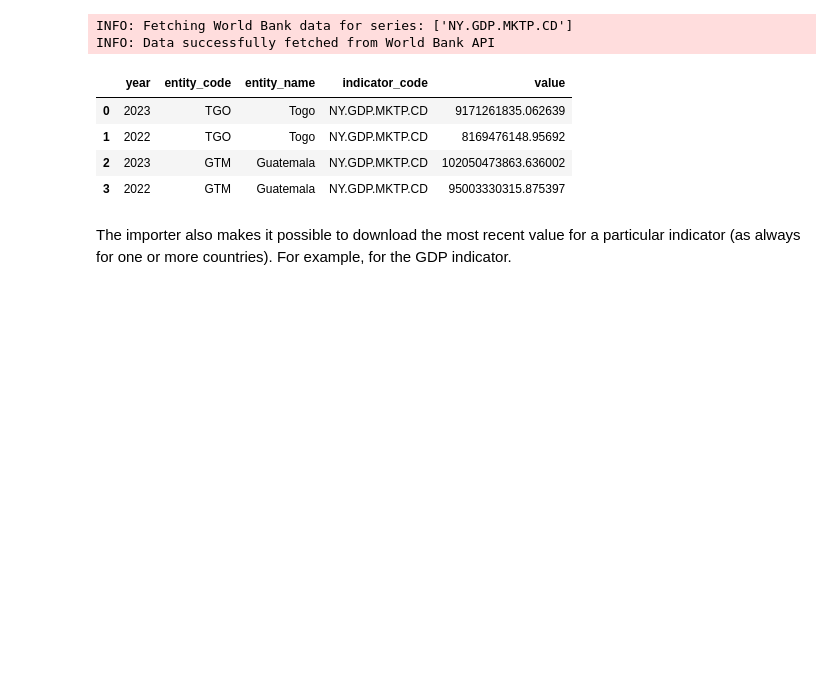
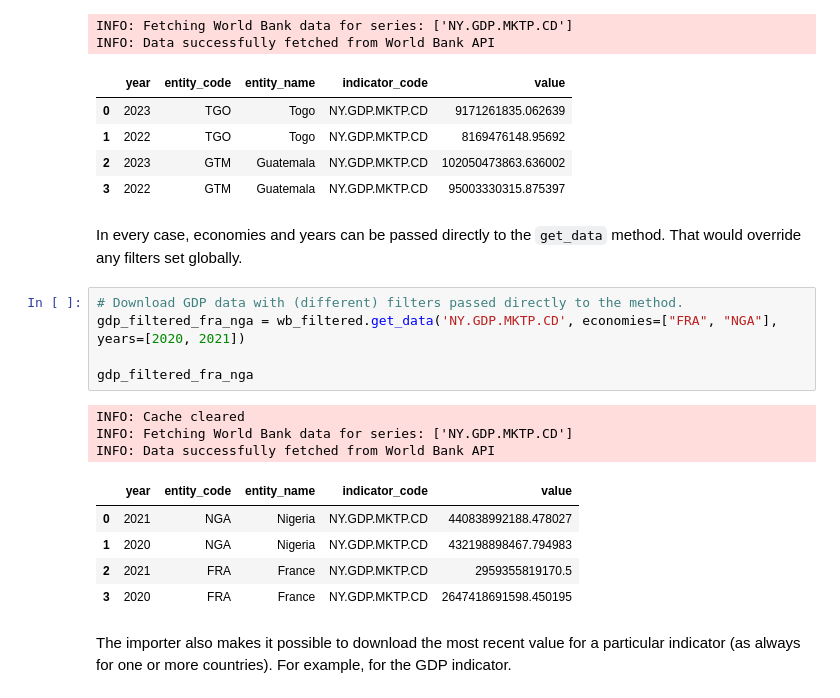
Before and after one commit to ONEcampaign/bblocks_data_importers, a Jupyter notebook: docs/Importers/world_bank.ipynb, the cells around one changed output. Cells and saved outputs as stored; diff of their text form; blank space fills up the shorter version.

```diff
--- a/docs/Importers/world_bank.ipynb
+++ b/docs/Importers/world_bank.ipynb
@@ -78,6 +78,22 @@ INFO: Data successfully fetched from World Bank API
 | 1 | 2022 | TGO | Togo | NY.GDP.MKTP.CD | 8169476148.95692 |
 | 2 | 2023 | GTM | Guatemala | NY.GDP.MKTP.CD | 102050473863.636002 |
 | 3 | 2022 | GTM | Guatemala | NY.GDP.MKTP.CD | 95003330315.875397 |
+# %% [markdown]
+In every case, economies and years can be passed directly to the `get_data` method. That would override any filters set globally.
+# %%
+# Download GDP data with (different) filters passed directly to the method.
+gdp_filtered_fra_nga = wb_filtered.get_data('NY.GDP.MKTP.CD', economies=["FRA", "NGA"], years=[2020, 2021])
+
+gdp_filtered_fra_nga
+# %% [output]
+INFO: Cache cleared
+INFO: Fetching World Bank data for series: ['NY.GDP.MKTP.CD']
+INFO: Data successfully fetched from World Bank API
+|  | year | entity_code | entity_name | indicator_code | value |
+| 0 | 2021 | NGA | Nigeria | NY.GDP.MKTP.CD | 440838992188.478027 |
+| 1 | 2020 | NGA | Nigeria | NY.GDP.MKTP.CD | 432198898467.794983 |
+| 2 | 2021 | FRA | France | NY.GDP.MKTP.CD | 2959355819170.5 |
+| 3 | 2020 | FRA | France | NY.GDP.MKTP.CD | 2647418691598.450195 |
 # %% [markdown]
 The importer also makes it possible to download the most recent value for a particular indicator (as always for one or more countries). For example, for the GDP indicator.
 # %%
```
Also changed, not shown: parts of 7 cells of this notebook.
